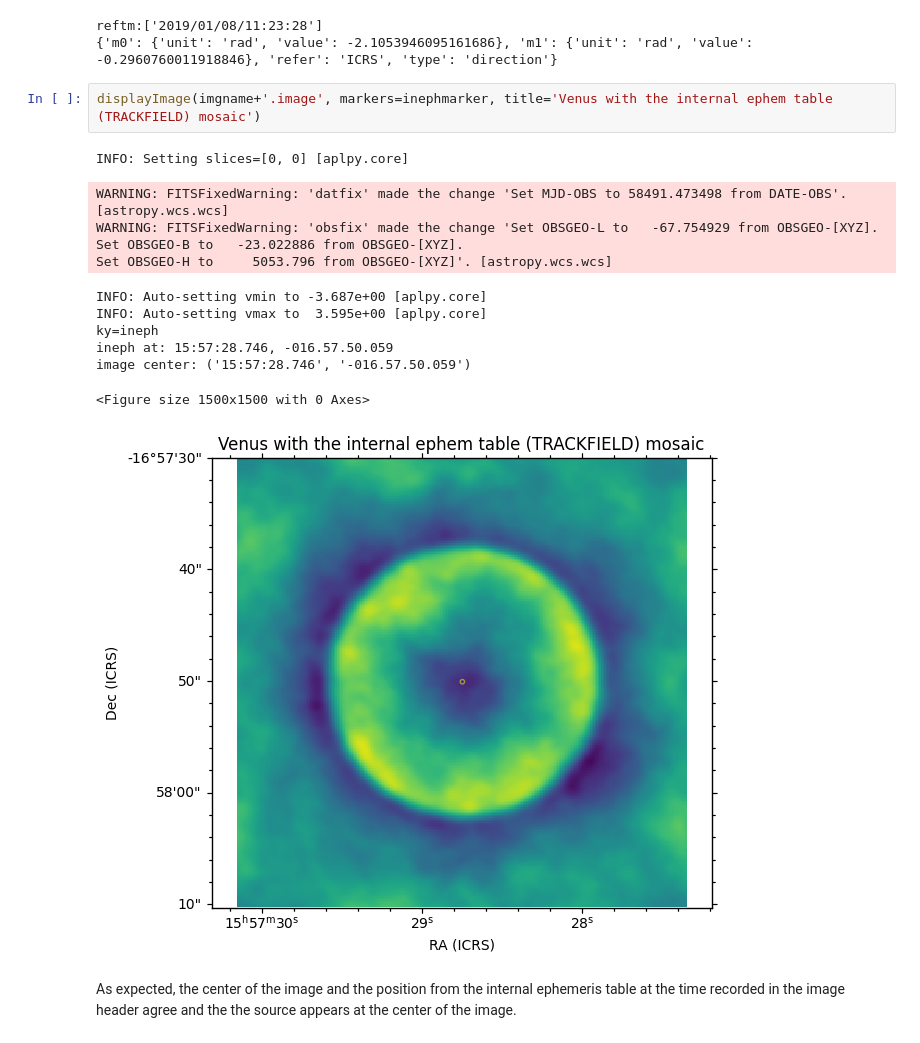
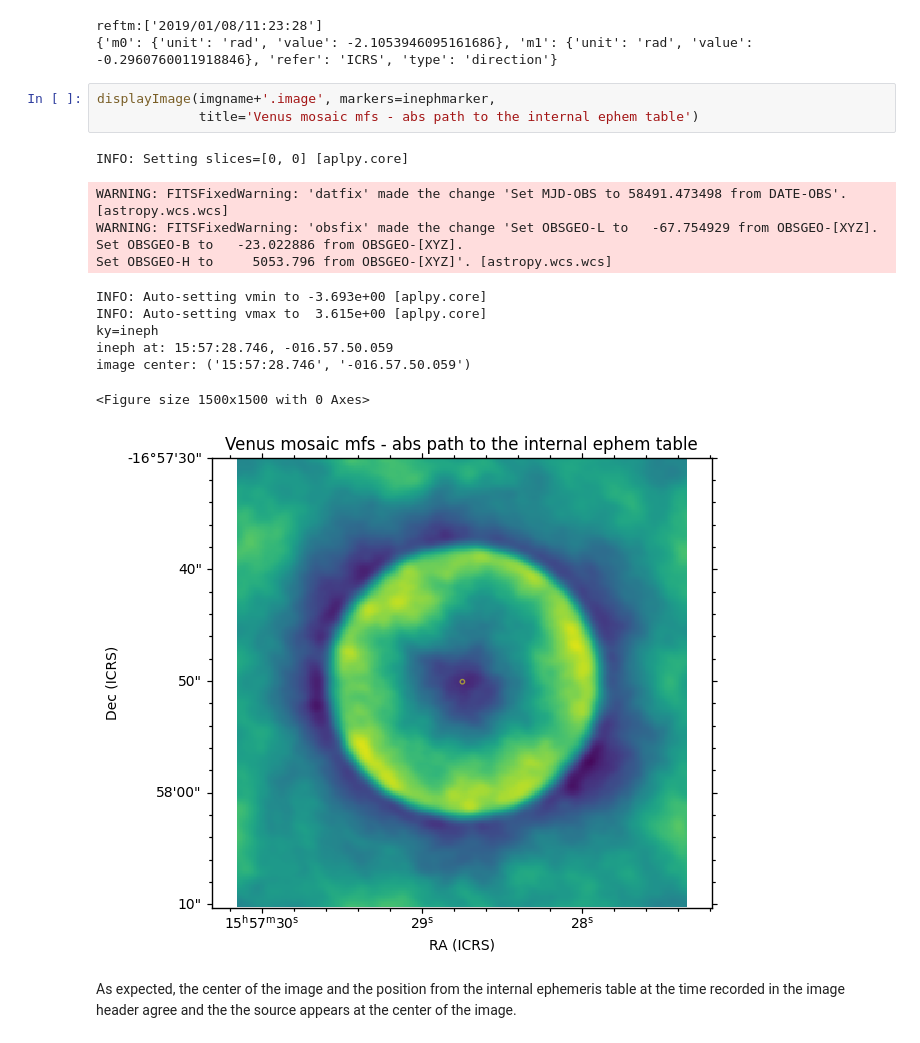
Before and after one commit to taktsutsumi/casanb, a Jupyter notebook: ephemdemo/ephemimagingVenusMfsMosaicIneph.ipynb, the cells around one changed output. Drawn from its saved outputs; the diff is of its cells as text.

```diff
--- a/ephemdemo/ephemimagingVenusMfsMosaicIneph.ipynb
+++ b/ephemdemo/ephemimagingVenusMfsMosaicIneph.ipynb
@@ -114,20 +112,21 @@ inephmarker = {'ineph':{'ra':ineph_rad['value'], 'dec':ineph_decd['value']}}
 reftm:['2019/01/08/11:23:28']
 {'m0': {'unit': 'rad', 'value': -2.1053946095161686}, 'm1': {'unit': 'rad', 'value': -0.2960760011918846}, 'refer': 'ICRS', 'type': 'direction'}
 # %%
-displayImage(imgname+'.image', markers=inephmarker, title='Venus with the internal ephem table (TRACKFIELD) mosaic')
+displayImage(imgname+'.image', markers=inephmarker,
+             title='Venus mosaic mfs - abs path to the internal ephem table')
 # %% [output]
 INFO: Setting slices=[0, 0] [aplpy.core]
 WARNING: FITSFixedWarning: 'datfix' made the change 'Set MJD-OBS to 58491.473498 from DATE-OBS'. [astropy.wcs.wcs]
 WARNING: FITSFixedWarning: 'obsfix' made the change 'Set OBSGEO-L to   -67.754929 from OBSGEO-[XYZ].
 Set OBSGEO-B to   -23.022886 from OBSGEO-[XYZ].
 Set OBSGEO-H to     5053.796 from OBSGEO-[XYZ]'. [astropy.wcs.wcs]
-INFO: Auto-setting vmin to -3.687e+00 [aplpy.core]
-INFO: Auto-setting vmax to  3.595e+00 [aplpy.core]
+INFO: Auto-setting vmin to -3.693e+00 [aplpy.core]
+INFO: Auto-setting vmax to  3.615e+00 [aplpy.core]
 ky=ineph
 ineph at: 15:57:28.746, -016.57.50.059
 image center: ('15:57:28.746', '-016.57.50.059')
 <Figure size 1500x1500 with 0 Axes>
-[figure, old version]
+[figure, new version]
 # %% [markdown]
 As expected, the center of the image and the position from the internal ephemeris table at the time recorded in the image header agree and the the source appears at the center of the image.
 # %%
```
Also changed, not shown: parts of 1 cell of this notebook, 3 other files.
